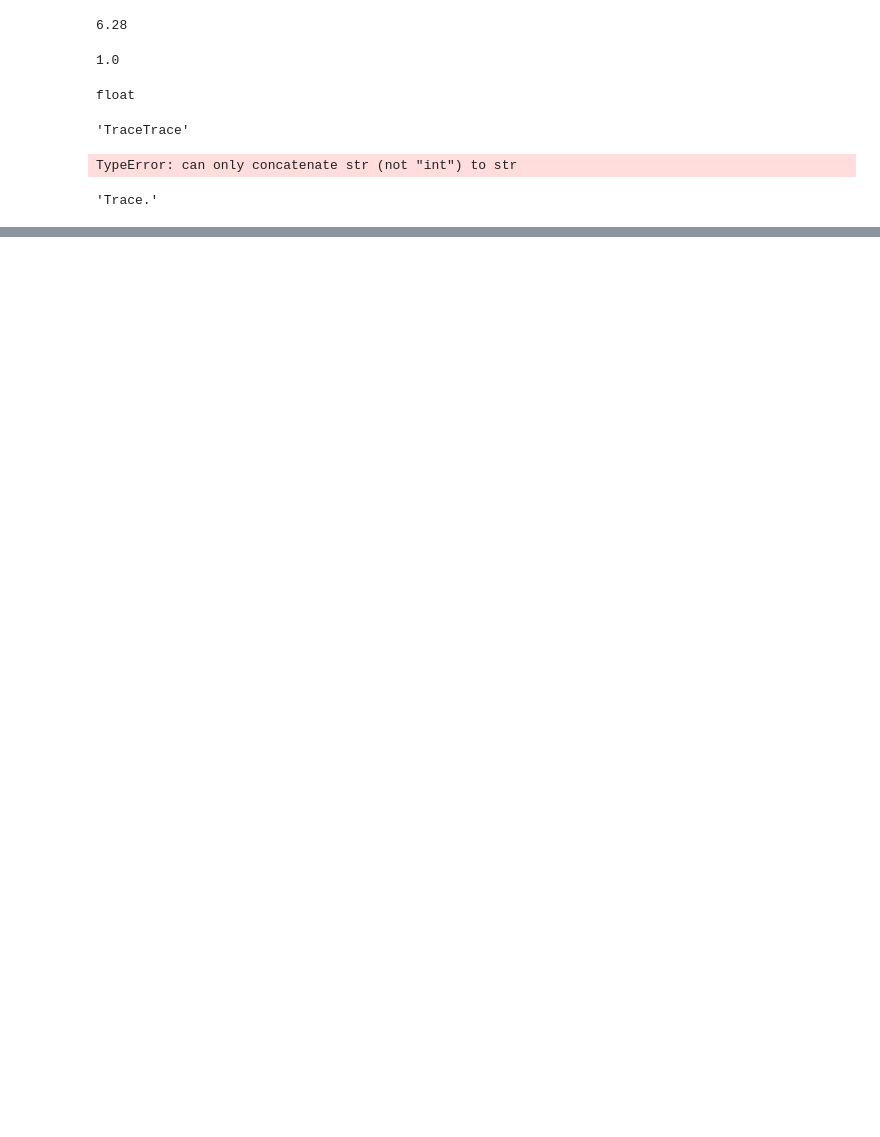
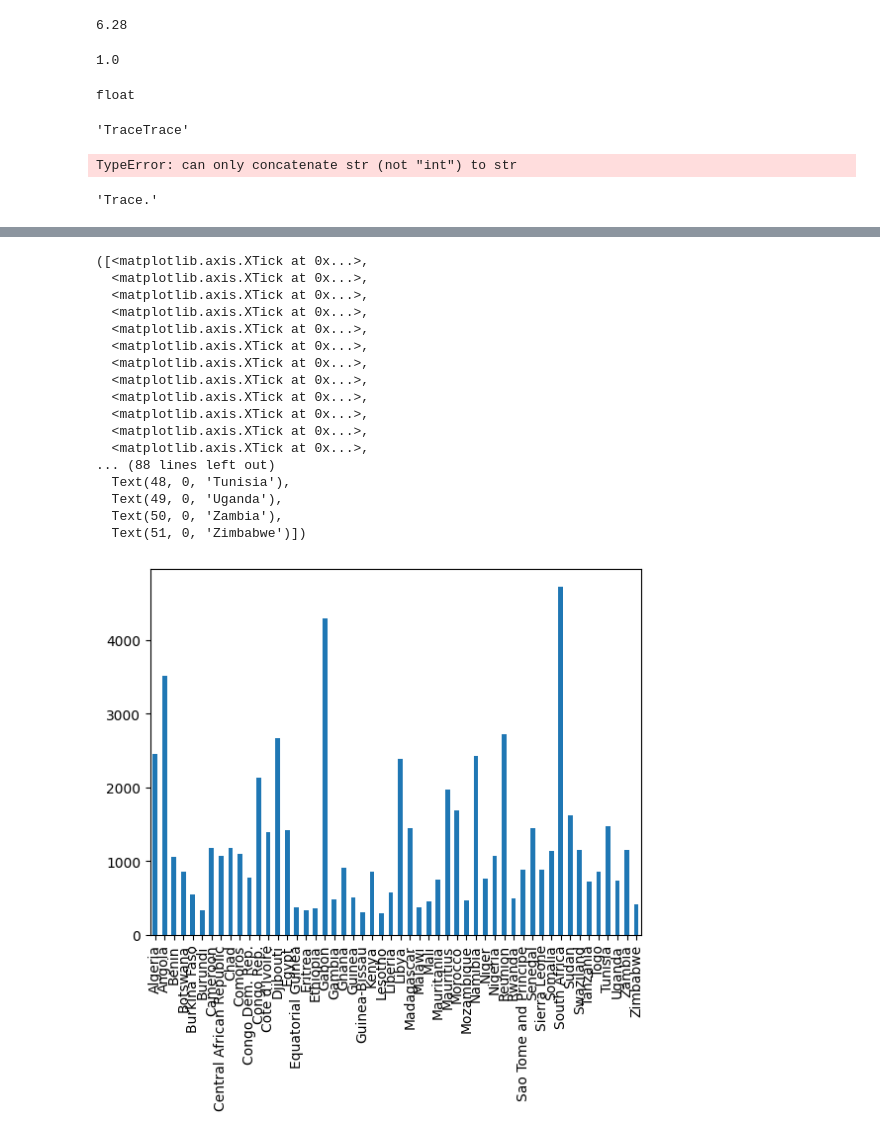
Before and after one commit to tbeuden/python-novice-gapminder-data, a Jupyter notebook: python-intro.ipynb, the cells around one changed output, grey strips where cells are left out. Drawn from its saved outputs; the diff is of its cells as text; code cells hidden in the pictures; blank space fills up the shorter version.

```diff
--- a/python-intro.ipynb
+++ b/python-intro.ipynb
@@ -94,0 +600,22 @@ name+"."
+# %%
+africa_data["gdpPercap_1952"].plot.bar()
+plt.xticks(np.arange(0,52,1),labels=africa_data["country"].values)
+# %% [output]
+([<matplotlib.axis.XTick at 0x...>,
+  <matplotlib.axis.XTick at 0x...>,
+  <matplotlib.axis.XTick at 0x...>,
+  <matplotlib.axis.XTick at 0x...>,
+  <matplotlib.axis.XTick at 0x...>,
+  <matplotlib.axis.XTick at 0x...>,
+  <matplotlib.axis.XTick at 0x...>,
+  <matplotlib.axis.XTick at 0x...>,
+  <matplotlib.axis.XTick at 0x...>,
+  <matplotlib.axis.XTick at 0x...>,
+  <matplotlib.axis.XTick at 0x...>,
+  <matplotlib.axis.XTick at 0x...>,
+... (88 lines left out)
+  Text(48, 0, 'Tunisia'),
+  Text(49, 0, 'Uganda'),
+  Text(50, 0, 'Zambia'),
+  Text(51, 0, 'Zimbabwe')])
+[figure, added]
```
Also changed, not shown: parts of 49 cells of this notebook.
